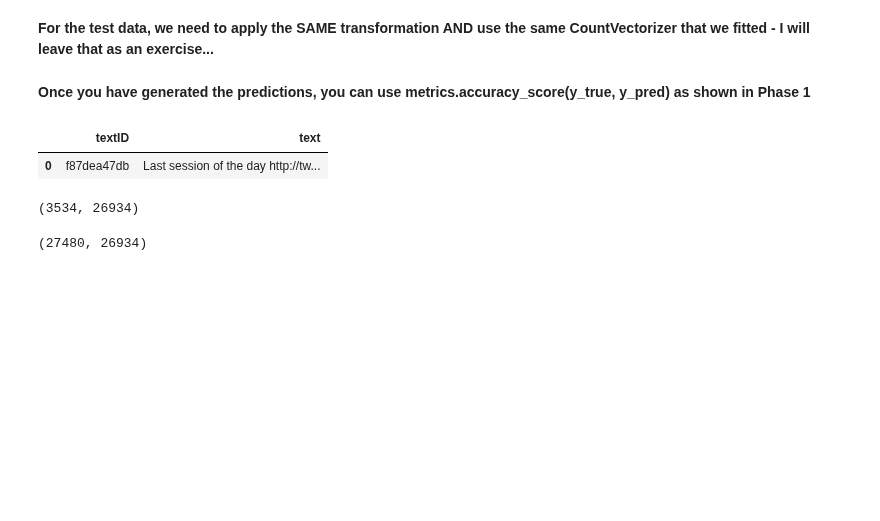
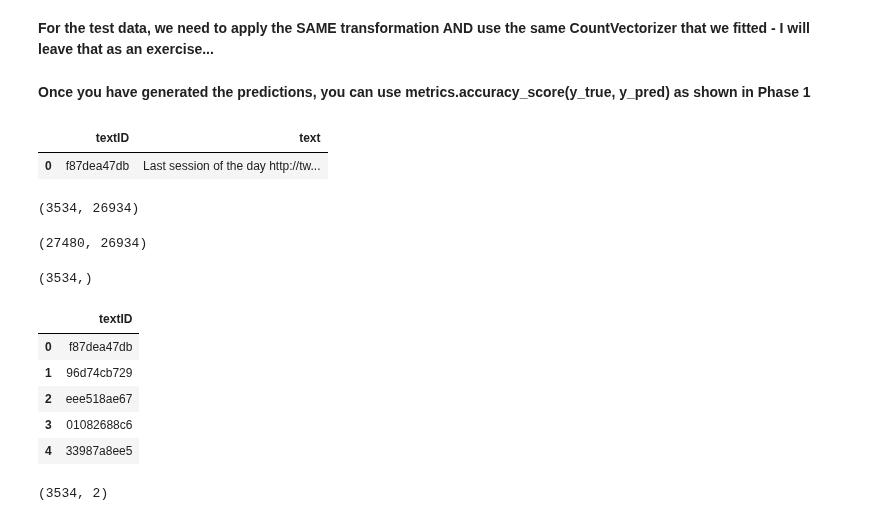
Before and after one commit to Sakyawira/Sentiment-Analysis, a Jupyter notebook: Data exploration.ipynb, the cells around one changed output. Drawn from its saved outputs; the diff is of its cells as text; code cells hidden in the pictures; blank space fills up the shorter version.

```diff
--- a/Data exploration.ipynb
+++ b/Data exploration.ipynb
@@ -329,3 +329,18 @@ X.shape
 (27480, 26934)
 # %%
 predicted = nb.predict(Y)
+# %%
+predicted.shape
+# %% [output]
+(3534,)
+# %%
+dfOutput = dataTest.drop(['text'], axis = 1)
+# %%
+dfOutput.head(5)
+# %% [output]
+|  | textID |
+| 0 | f87dea47db |
+| 1 | 96d74cb729 |
+| 2 | eee518ae67 |
+| 3 | 01082688c6 |
+| 4 | 33987a8ee5 |
@@ -331,0 +351,4 @@ predicted = nb.predict(Y)
+# %%
+dfOutput.shape
+# %% [output]
+(3534, 2)
```
Also changed, not shown: parts of 3 cells of this notebook, 1 other file.
